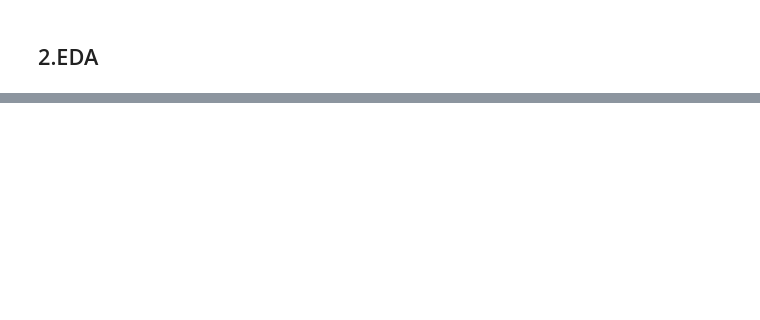
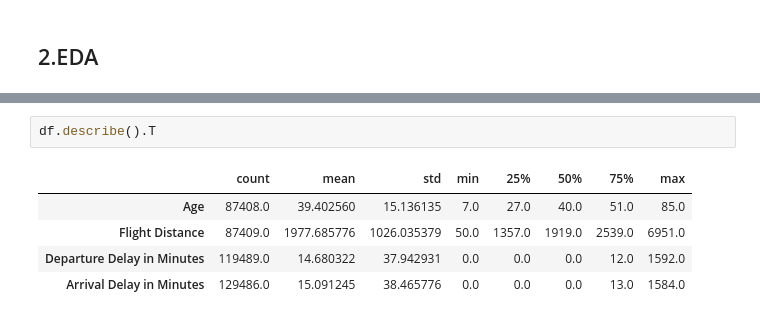
Before and after one commit to Ironhack-Data-Madrid-PartTime-May22/apuntes_clases, a Jupyter notebook: semana-16/encoding/preprocesamiento.ipynb, the cells around one changed output, grey strips where cells are left out. Saved outputs shown, nothing was run; the diff lists cells and outputs as text; blank space fills up the shorter version.

```diff
--- a/semana-16/encoding/preprocesamiento.ipynb
+++ b/semana-16/encoding/preprocesamiento.ipynb
@@ -98,0 +164,8 @@ df.head()
+# %%
+df.describe().T
+# %% [output]
+|  | count | mean | std | min | 25% | 50% | 75% | max |
+| Age | 87408.0 | 39.402560 | 15.136135 | 7.0 | 27.0 | 40.0 | 51.0 | 85.0 |
+| Flight Distance | 87409.0 | 1977.685776 | 1026.035379 | 50.0 | 1357.0 | 1919.0 | 2539.0 | 6951.0 |
+| Departure Delay in Minutes | 119489.0 | 14.680322 | 37.942931 | 0.0 | 0.0 | 0.0 | 12.0 | 1592.0 |
+| Arrival Delay in Minutes | 129486.0 | 15.091245 | 38.465776 | 0.0 | 0.0 | 0.0 | 13.0 | 1584.0 |
```
Also changed, not shown: parts of 28 cells of this notebook, 2 other files.
